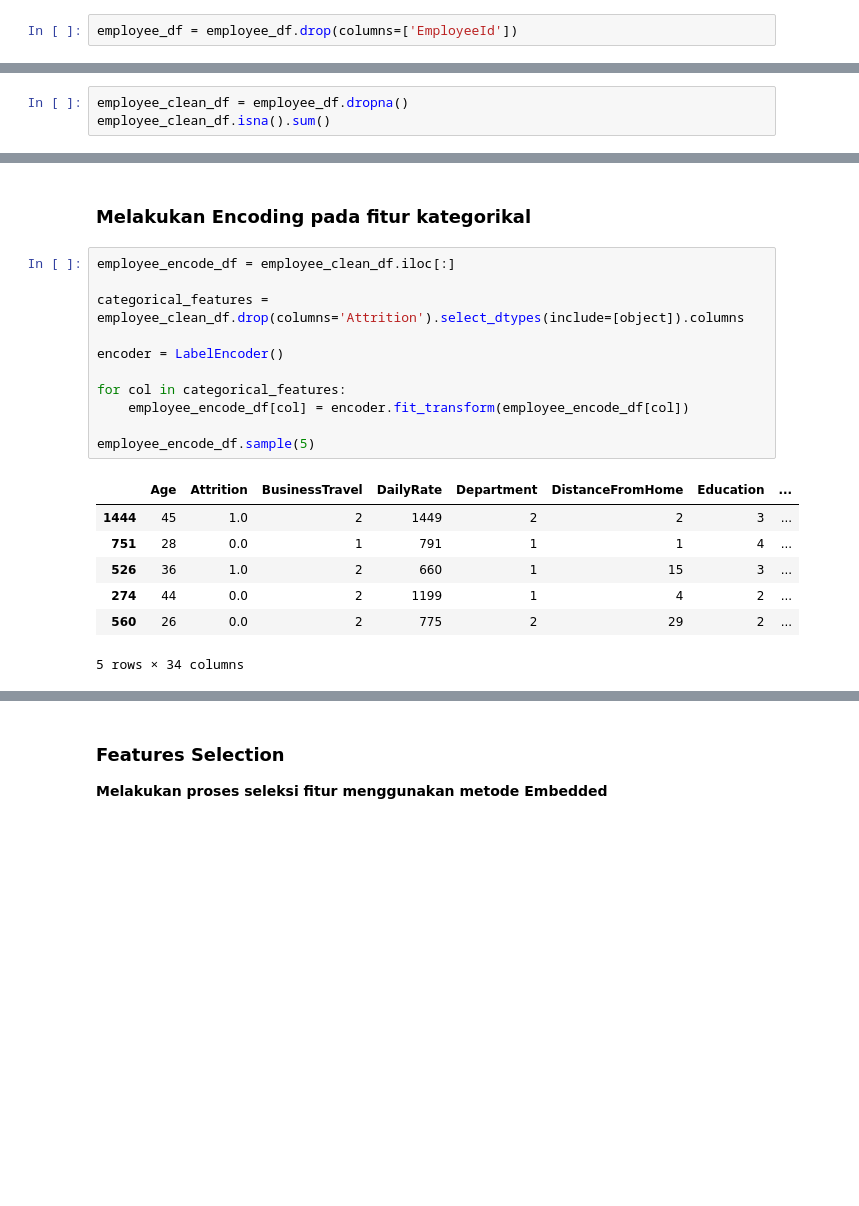
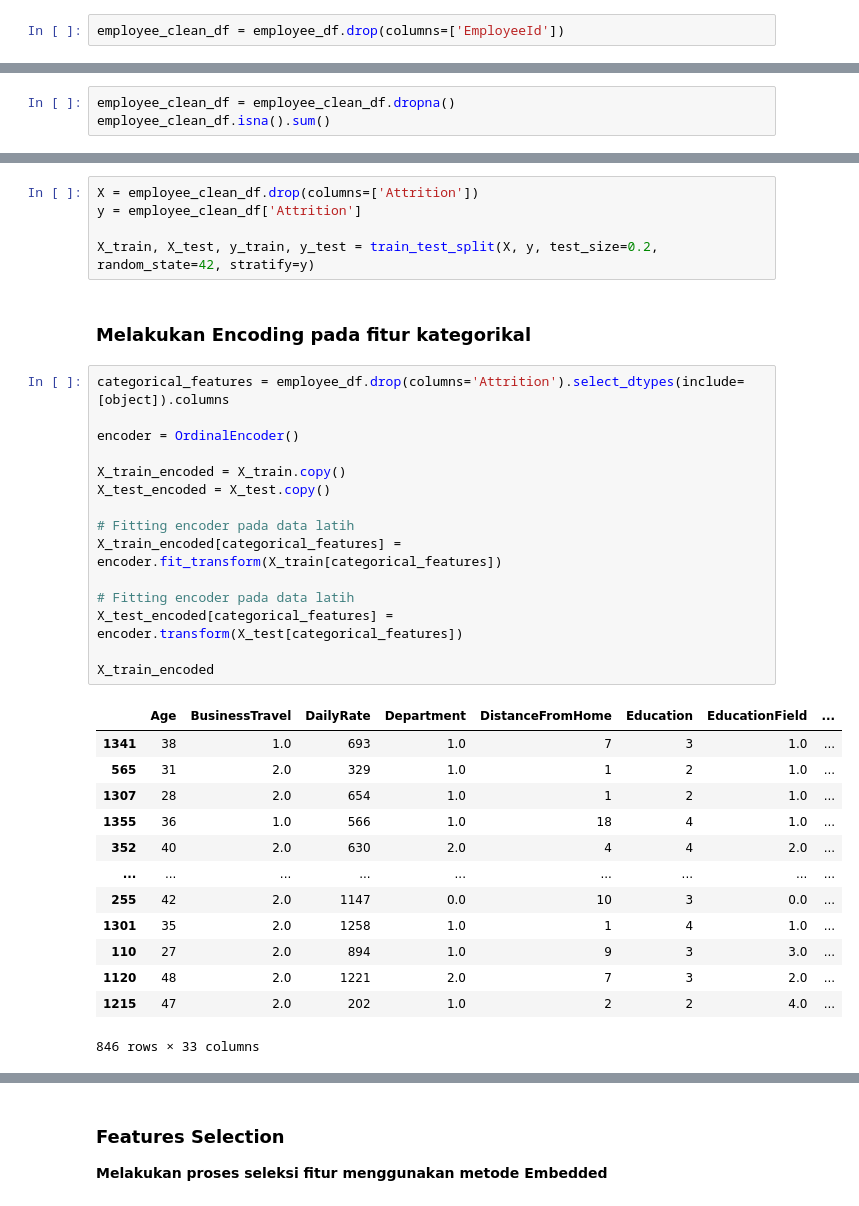
Before and after one commit to Refanz/human-resource-data-science, a Jupyter notebook: notebook.ipynb, the cells around one changed output, grey strips where cells are left out. Drawn from its saved outputs; the diff is of its cells as text; blank space fills up the shorter version.

Commit message:
update notebook on preparation data

```diff
--- a/notebook.ipynb
+++ b/notebook.ipynb
@@ -473,11 +436,11 @@ plt.show()
 # %% [markdown]
 ### Menghapus fitur tidak penting
 # %%
-employee_df = employee_df.drop(columns=['EmployeeId'])
+employee_clean_df = employee_df.drop(columns=['EmployeeId'])
 # %% [markdown]
 ### Menghapus missing value
 # %%
-employee_clean_df = employee_df.dropna()
+employee_clean_df = employee_clean_df.dropna()
 employee_clean_df.isna().sum()
 # %% [output]
 Age                         0
@@ -500,21 +465,36 @@ dtype: int64
+# %%
+X = employee_clean_df.drop(columns=['Attrition'])
+y = employee_clean_df['Attrition']
+
+X_train, X_test, y_train, y_test = train_test_split(X, y, test_size=0.2, random_state=42, stratify=y)
 # %% [markdown]
 ### Melakukan Encoding pada fitur kategorikal
-# %%
-employee_encode_df = employee_clean_df.iloc[:]
-
-categorical_features = employee_clean_df.drop(columns='Attrition').select_dtypes(include=[object]).columns
-
-encoder = LabelEncoder()
-
-for col in categorical_features:
-    employee_encode_df[col] = encoder.fit_transform(employee_encode_df[col])
-
-employee_encode_df.sample(5)
-# %% [output]
-|  | Age | Attrition | BusinessTravel | DailyRate | Department | DistanceFromHome | Education | ... |
-| 1444 | 45 | 1.0 | 2 | 1449 | 2 | 2 | 3 | ... |
-| 751 | 28 | 0.0 | 1 | 791 | 1 | 1 | 4 | ... |
-| 526 | 36 | 1.0 | 2 | 660 | 1 | 15 | 3 | ... |
-| 274 | 44 | 0.0 | 2 | 1199 | 1 | 4 | 2 | ... |
-| 560 | 26 | 0.0 | 2 | 775 | 2 | 29 | 2 | ... |
-5 rows × 34 columns
+# %%
+categorical_features = employee_df.drop(columns='Attrition').select_dtypes(include=[object]).columns
+
+encoder = OrdinalEncoder()
+
+X_train_encoded = X_train.copy()
+X_test_encoded = X_test.copy()
+
+# Fitting encoder pada data latih
+X_train_encoded[categorical_features] = encoder.fit_transform(X_train[categorical_features])
+
+# Fitting encoder pada data latih
+X_test_encoded[categorical_features] = encoder.transform(X_test[categorical_features])
+
+X_train_encoded
+# %% [output]
+|  | Age | BusinessTravel | DailyRate | Department | DistanceFromHome | Education | EducationField | ... |
+| 1341 | 38 | 1.0 | 693 | 1.0 | 7 | 3 | 1.0 | ... |
+| 565 | 31 | 2.0 | 329 | 1.0 | 1 | 2 | 1.0 | ... |
+| 1307 | 28 | 2.0 | 654 | 1.0 | 1 | 2 | 1.0 | ... |
+| 1355 | 36 | 1.0 | 566 | 1.0 | 18 | 4 | 1.0 | ... |
+| 352 | 40 | 2.0 | 630 | 2.0 | 4 | 4 | 2.0 | ... |
+| ... | ... | ... | ... | ... | ... | ... | ... | ... |
+| 255 | 42 | 2.0 | 1147 | 0.0 | 10 | 3 | 0.0 | ... |
+| 1301 | 35 | 2.0 | 1258 | 1.0 | 1 | 4 | 1.0 | ... |
+| 110 | 27 | 2.0 | 894 | 1.0 | 9 | 3 | 3.0 | ... |
+| 1120 | 48 | 2.0 | 1221 | 2.0 | 7 | 3 | 2.0 | ... |
+| 1215 | 47 | 2.0 | 202 | 1.0 | 2 | 2 | 4.0 | ... |
+846 rows × 33 columns
```
Also changed, not shown: parts of 21 cells of this notebook, 6 other files.
